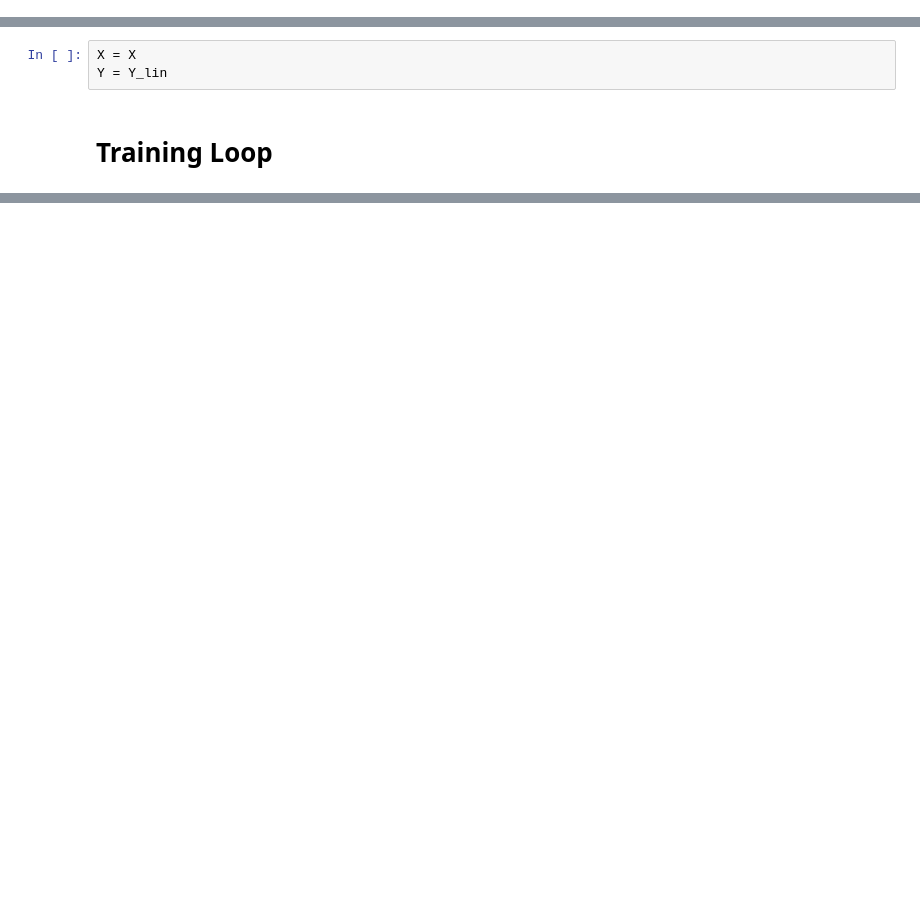
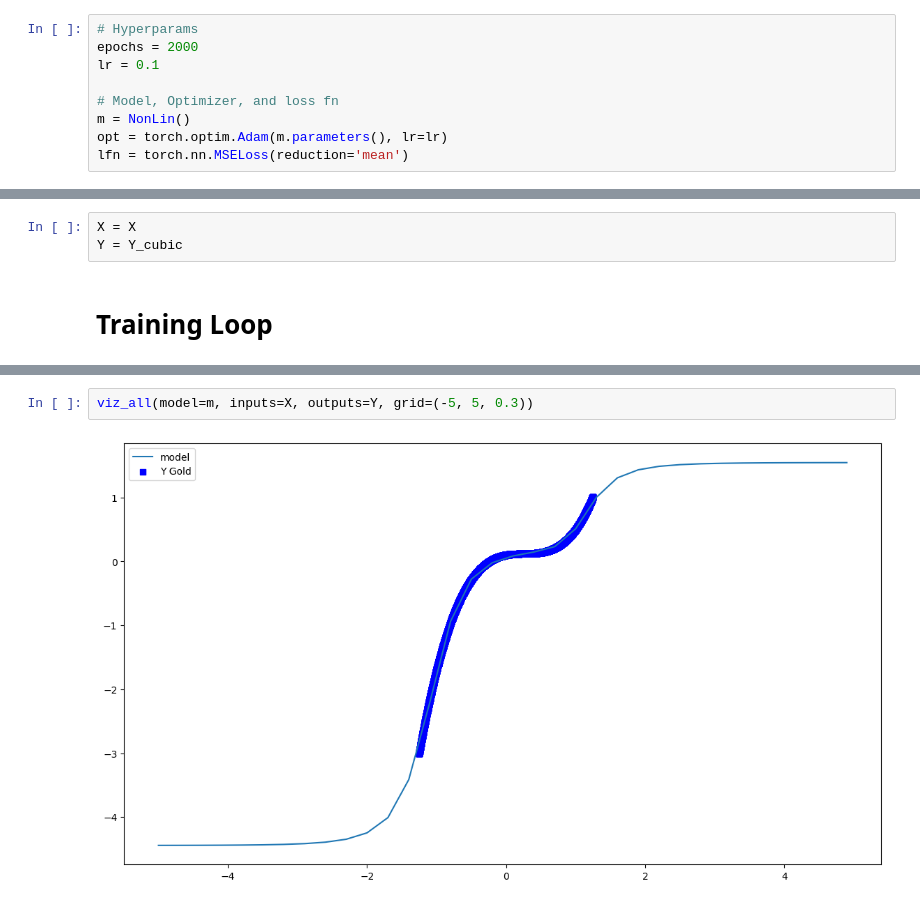
Before and after one commit to geraltofrivia/dl-workinggroup, a Jupyter notebook: notebooks/5.0 The Sigmoid.ipynb, the cells around one changed output, grey strips where cells are left out. Drawn from its saved outputs; the diff is of its cells as text; blank space fills up the shorter version.

```diff
--- a/notebooks/5.0 The Sigmoid.ipynb
+++ b/notebooks/5.0 The Sigmoid.ipynb
@@ -111,8 +134,17 @@ class NonLin(torch.nn.Module):
+# %%
+# Hyperparams
+epochs = 2000
+lr = 0.1
+
+# Model, Optimizer, and loss fn
+m = NonLin()
+opt = torch.optim.Adam(m.parameters(), lr=lr)
+lfn = torch.nn.MSELoss(reduction='mean')
 # %% [markdown]
 # Your Recepie goes here
 # %%
 X = X
-Y = Y_lin
+Y = Y_cubic
 # %% [markdown]
 # Training Loop
 # %%
@@ -182,0 +222,4 @@ plt.show()
+# %%
+viz_all(model=m, inputs=X, outputs=Y, grid=(-5, 5, 0.3))
+# %% [output]
+[figure, added]
```
Also changed, not shown: parts of 9 cells of this notebook.
